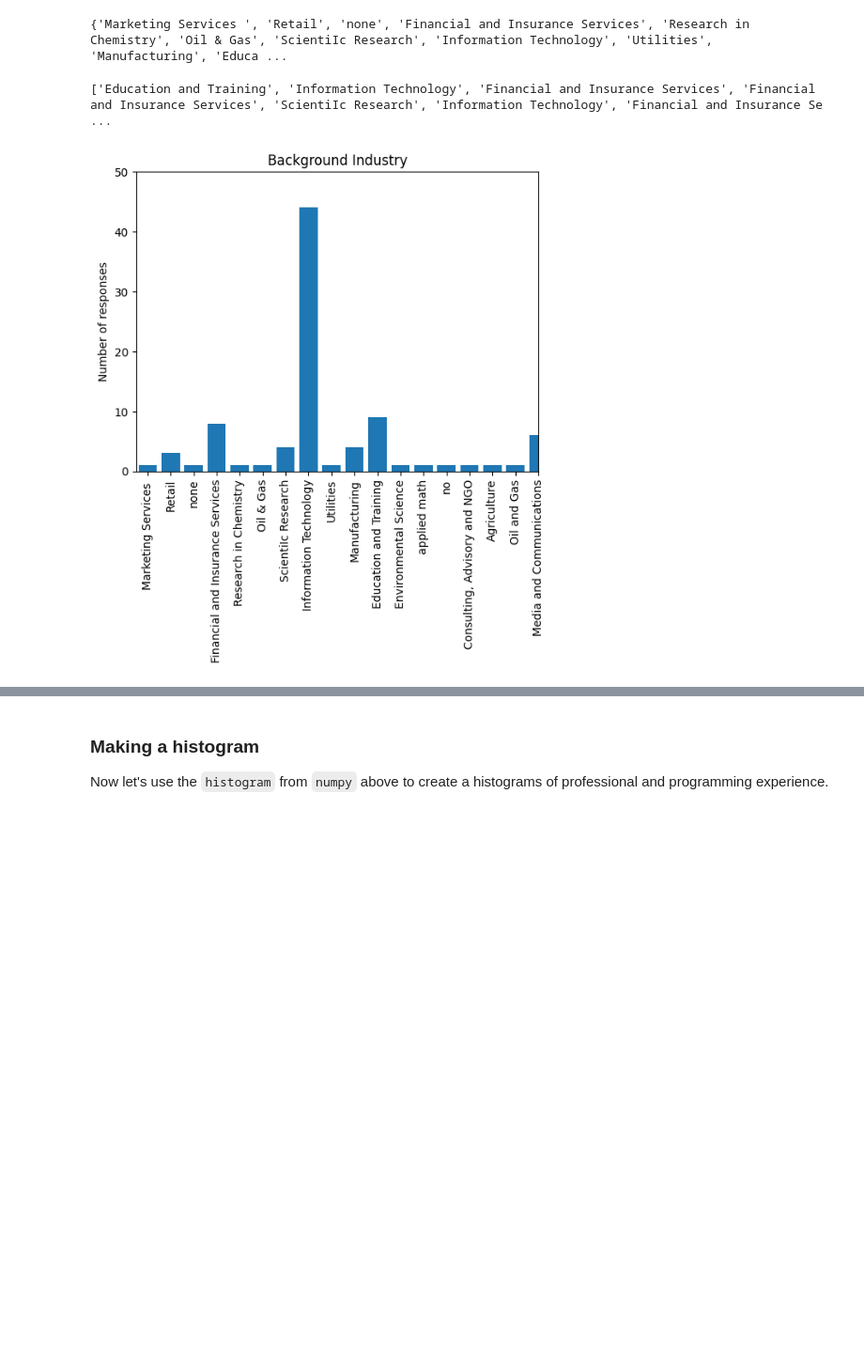
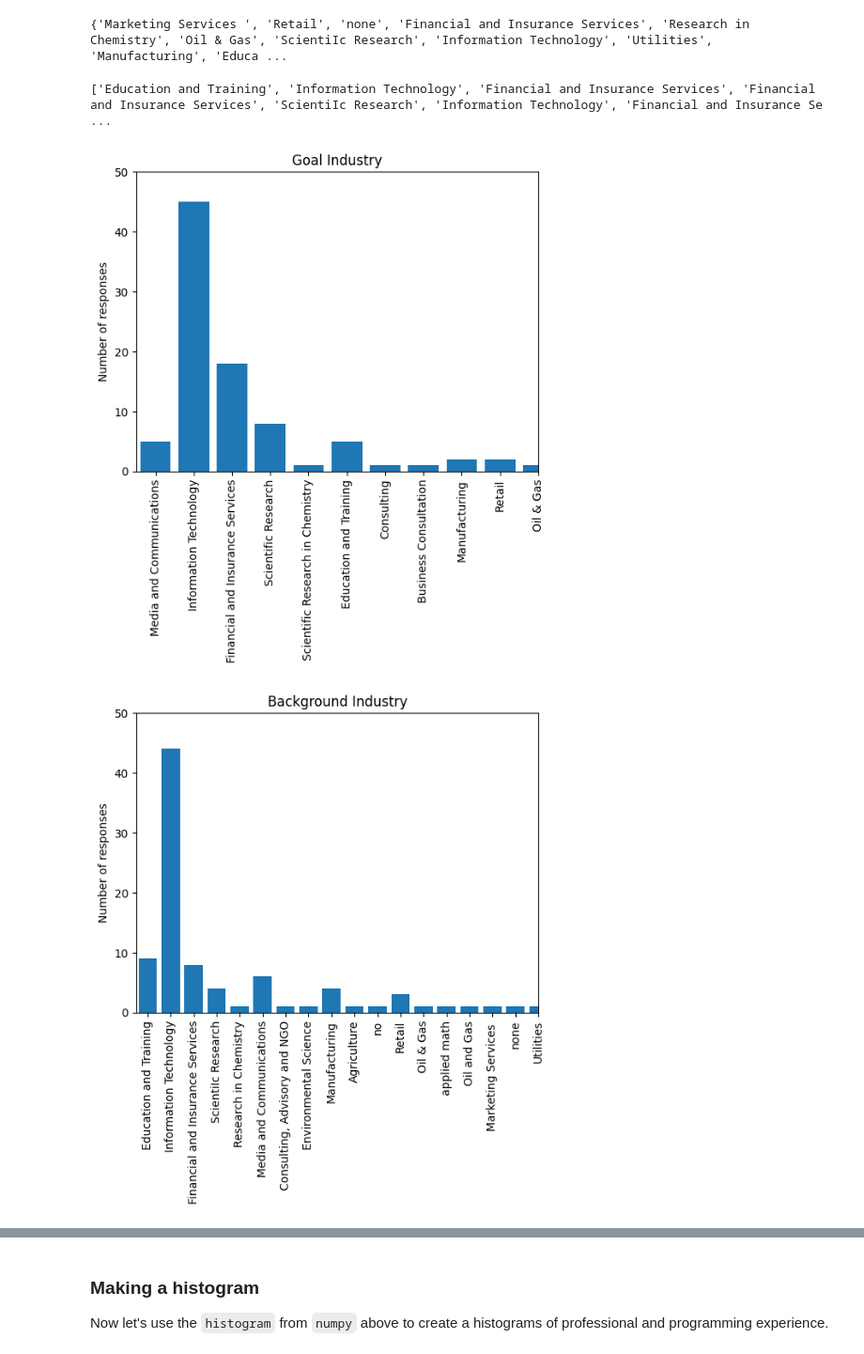
Before and after one commit to saifrahmania/Data36100, a Jupyter notebook: Implementations/02_data_exploration_with_python3.ipynb, the cells around one changed output, grey strips where cells are left out. Shown at 94% size. Saved outputs shown, nothing was run; the diff lists cells and outputs as text; code cells hidden in the pictures; blank space fills up the shorter version.

```diff
--- a/Implementations/02_data_exploration_with_python3.ipynb
+++ b/Implementations/02_data_exploration_with_python3.ipynb
@@ -144,6 +149,7 @@ Distribution of communication importance ratings:
 ### TODO: Calculate distribution of background and goal industries
 # %%
 # TODO: replace the content of this cell with your Python solution
+counts = Counter()
 for row in data:
     counts[row[BACKGROUND_INDUSTRY]] += 1
 
@@ -438,23 +436,25 @@ print(background_industries)
 # %%
 # TODO: replace the content of this cell with your Python solution
 background_industry = [row[BACKGROUND_INDUSTRY] for row in data]
 print(background_industry)
-def make_importance_plot(data, column_key, title, keys):
+def make_importance_plot(data, column_key, title):
     c = Counter(row[column_key] for row in data)
-    d = OrderedDict([(k,c[k]) if k in c else (k,0) for k in keys])
-    # bars are by default width 0.8, so we'll add 0.1 to the left coordinates
-    xs = [i+0.5 for i,_ in enumerate(keys)]
+    x_values = [i for i in c]
+    d = OrderedDict([(k,c[k]) if k in c else (k,0) for k in x_values])
+    xs = [i+0.5 for i,_ in enumerate(x_values)]
     plt.bar(xs, d.values())
     plt.ylabel('Number of responses')
     plt.axis([0,5,0,50])
     plt.title(title)
-    plt.xticks([i+0.5  for i, _ in enumerate(keys)], keys, rotation=90)
+    plt.xticks([i+0.5 for i, _ in enumerate(x_values)], x_values,rotation=90)
     plt.show()
 
-make_importance_plot(data, BACKGROUND_INDUSTRY, "Background Industry", background_industries)
+make_importance_plot(data, GOALS_INDUSTRY, "Goal Industry")
+make_importance_plot(data, BACKGROUND_INDUSTRY, "Background Industry")
 # %% [output]
 ['Education and Training', 'Information Technology', 'Financial and Insurance Services', 'Financial and Insurance Services', 'ScientiIc Research', 'Information Technology', 'Financial and Insurance Se ...
-[figure, old version]
+[figure, new version]
+[figure, added]
 # %%
 future_roles = set(row[GOALS_ROLE] for row in data)
 print(future_roles)
```
Also changed, not shown: parts of 9 cells of this notebook.
